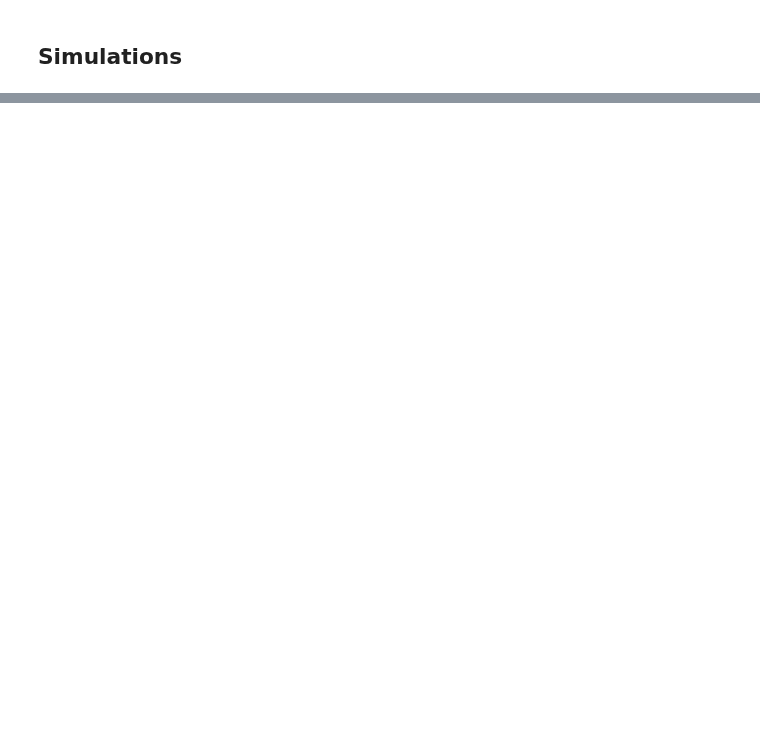
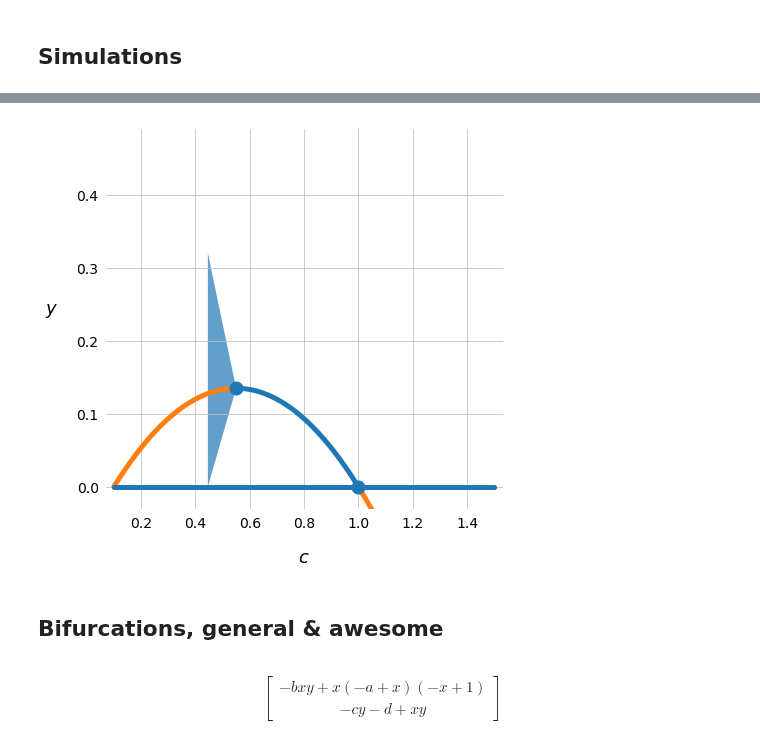
Before and after one commit to tfiers/strogatz, a Jupyter notebook: notebooks/3_Predator_prey.ipynb, the cells around one changed output, grey strips where cells are left out. Cells and saved outputs as stored; diff of their text form; code cells hidden in the pictures; blank space fills up the shorter version.

```diff
--- a/notebooks/3_Predator_prey.ipynb
+++ b/notebooks/3_Predator_prey.ipynb
@@ -478,3 +541,14 @@ $$\left[\begin{matrix}- 1.5 x y + x \left(- x + 1\right) \left(x - 0.1\right)\\-
+# %%
+fig = plot_bifurcation_diagram(y)
+save(fig, 'bd_y')
+# %% [output]
+[figure, added]
+# %% [markdown]
+## Bifurcations, general & awesome
+# %%
+F_full = sp.Matrix([xdot_full, ydot_full])
+# %% [output]
+$$\left[\begin{matrix}- b x y + x \left(- a + x\right) \left(- x + 1\right)\\- c y - d + x y\end{matrix}\right]$$
 # %%
 J_full = F_full.jacobian([x, y])
 # %% [output]
```
Also changed, not shown: parts of 30 cells of this notebook, 18 other files.
